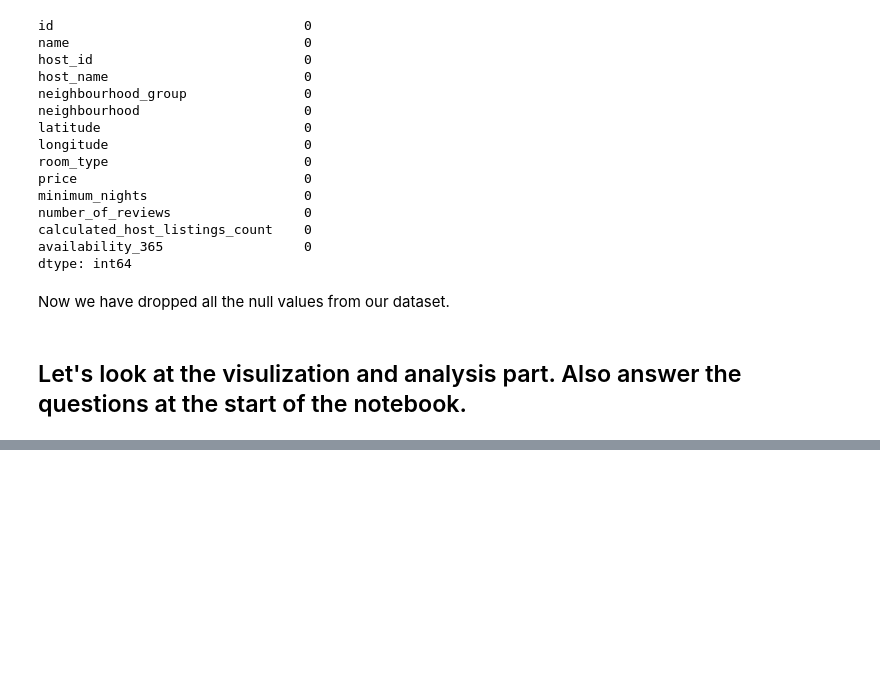
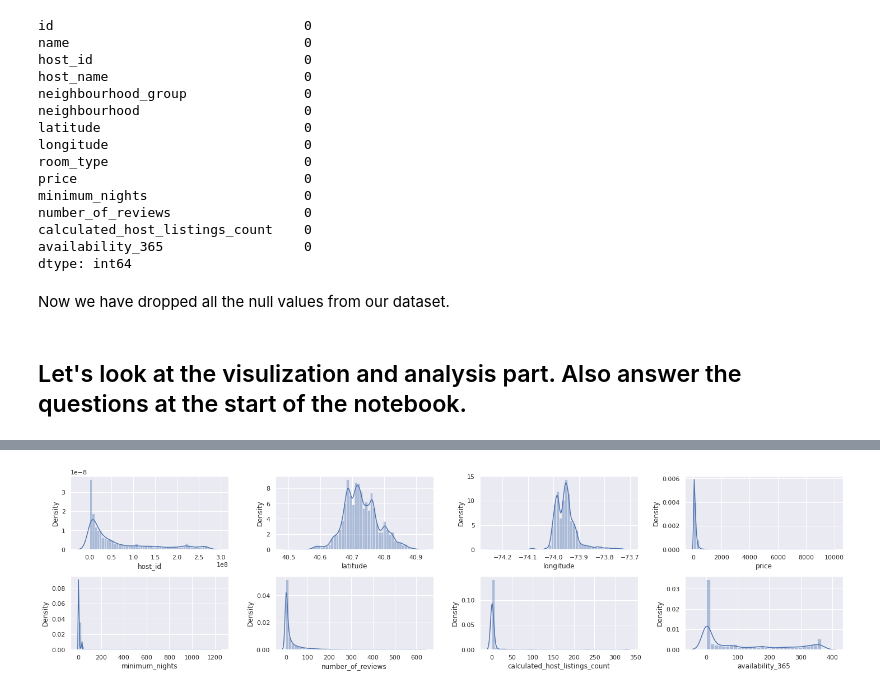
Before and after one commit to Deepakkarki24/Airbnb-Booking-Analysis, a Jupyter notebook: Deepak_Karki_Capstone_Project.ipynb, the cells around one changed output, grey strips where cells are left out. Drawn from its saved outputs; the diff is of its cells as text; code cells hidden in the pictures; blank space fills up the shorter version.

```diff
--- a/Deepak_Karki_Capstone_Project.ipynb
+++ b/Deepak_Karki_Capstone_Project.ipynb
@@ -248,0 +310,15 @@ Now we have dropped all the null values from our dataset.
+# %%
+# Lets first check out the numeric_features and understand their distributions.
+
+names = numeric_features.values[1:]  #exclude id column.
+ncols = 4
+nrows = 2
+fig, axes = plt.subplots(nrows,ncols, figsize=(20,5))
+fig.tight_layout(h_pad=2, w_pad=4)
+
+for name, ax in zip(names, axes.flatten()):
+    sns.distplot(airbnb_data[name], ax=ax)
+
+plt.show()
+# %% [output]
+[figure, added]
```
Also changed, not shown: parts of 17 cells of this notebook.
